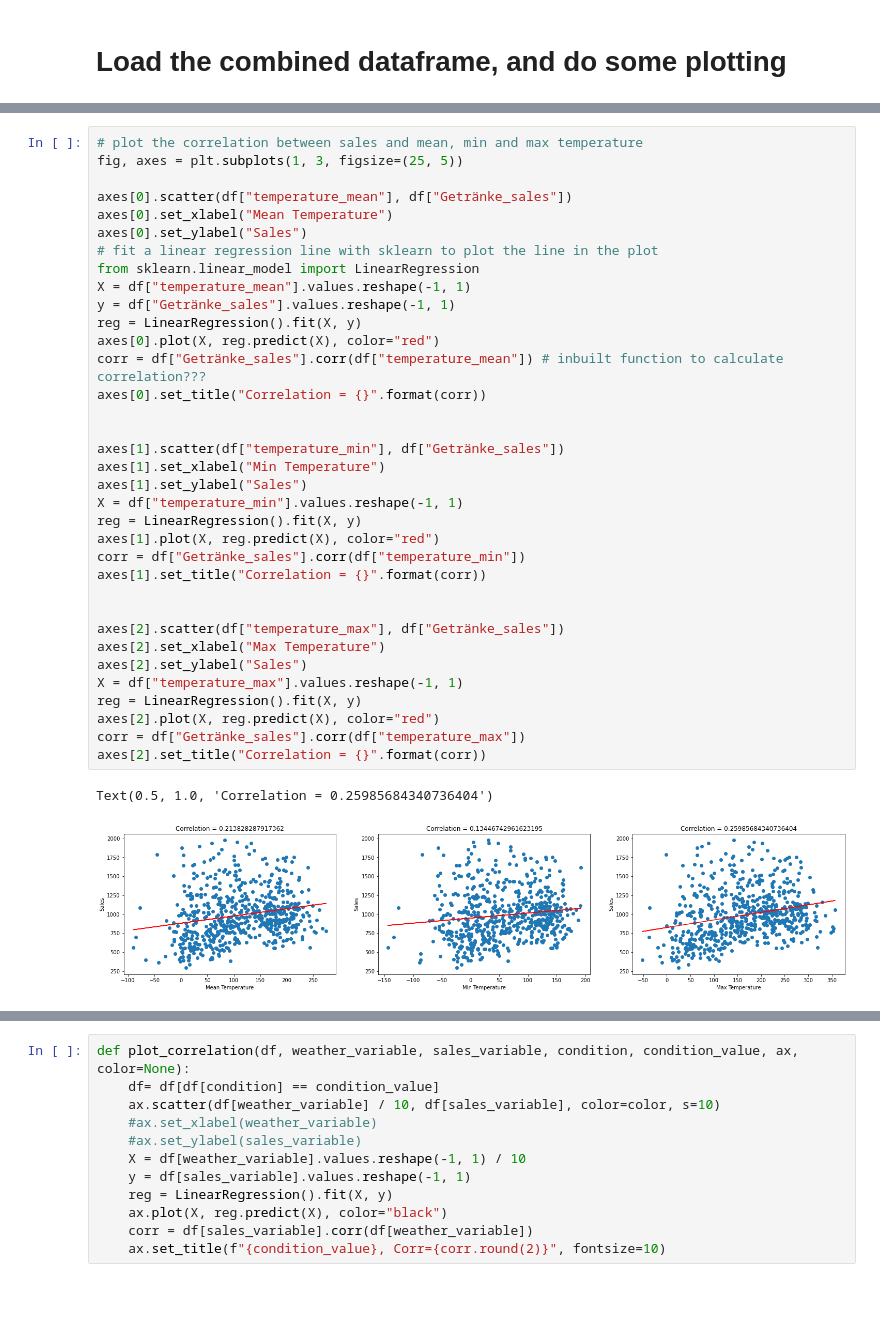
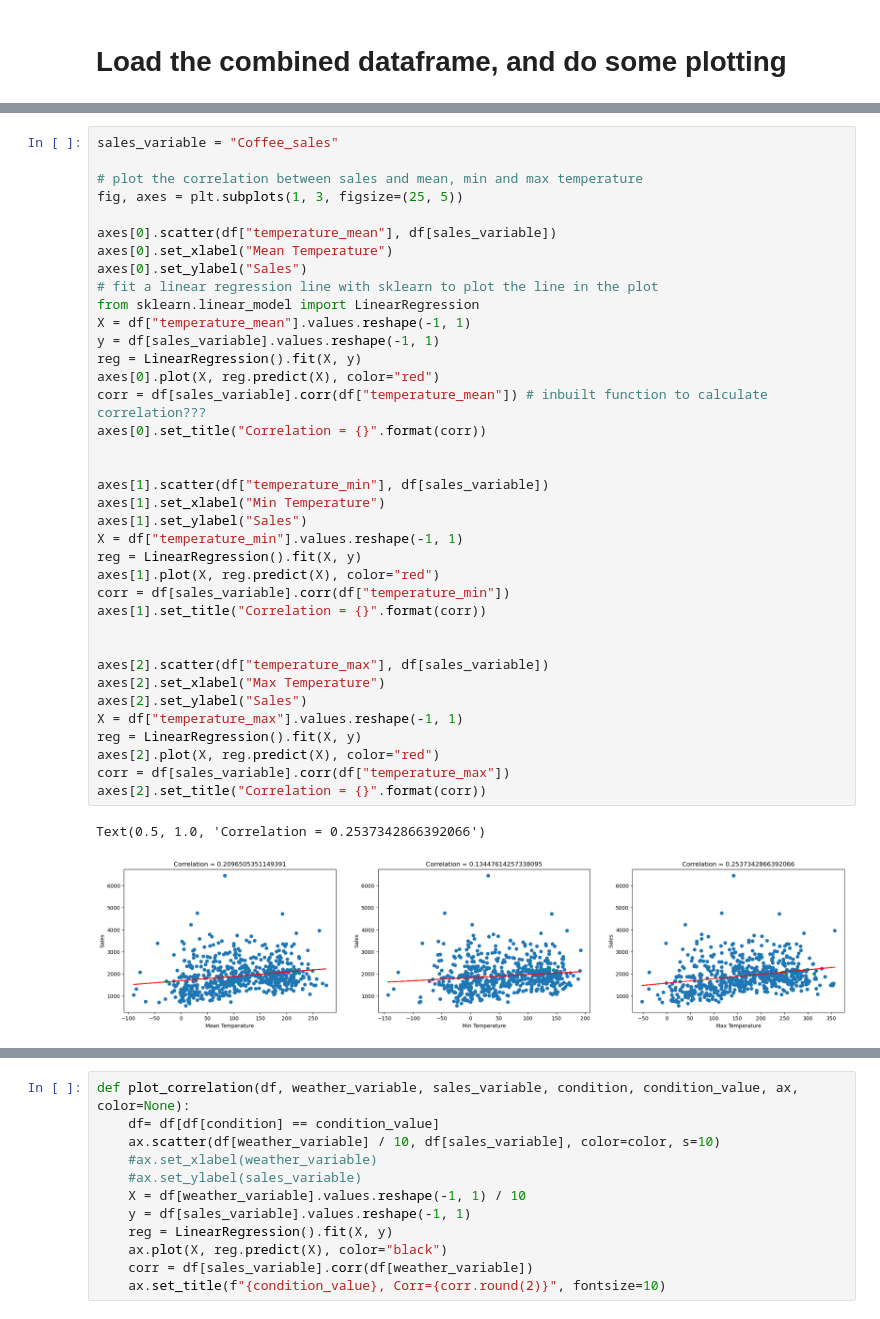
Before and after one commit to magicmagnus/CoffeeClimateCorrelation, a Jupyter notebook: plot_combined_data.ipynb, the cells around one changed output, grey strips where cells are left out. Drawn from its saved outputs; the diff is of its cells as text; blank space fills up the shorter version.

Commit message:
update sales data loading

```diff
--- a/plot_combined_data.ipynb
+++ b/plot_combined_data.ipynb
@@ -32,38 +13,40 @@ memory usage: 135.0+ KB
 # %%
+sales_variable = "Coffee_sales"
+
 # plot the correlation between sales and mean, min and max temperature
 fig, axes = plt.subplots(1, 3, figsize=(25, 5))
 
-axes[0].scatter(df["temperature_mean"], df["Getränke_sales"])
+axes[0].scatter(df["temperature_mean"], df[sales_variable])
 axes[0].set_xlabel("Mean Temperature")
 axes[0].set_ylabel("Sales")
 # fit a linear regression line with sklearn to plot the line in the plot
 from sklearn.linear_model import LinearRegression
 X = df["temperature_mean"].values.reshape(-1, 1)
-y = df["Getränke_sales"].values.reshape(-1, 1)
+y = df[sales_variable].values.reshape(-1, 1)
 reg = LinearRegression().fit(X, y)
 axes[0].plot(X, reg.predict(X), color="red")
-corr = df["Getränke_sales"].corr(df["temperature_mean"]) # inbuilt function to calculate correlation???
+corr = df[sales_variable].corr(df["temperature_mean"]) # inbuilt function to calculate correlation???
 axes[0].set_title("Correlation = {}".format(corr))
 
 
-axes[1].scatter(df["temperature_min"], df["Getränke_sales"])
+axes[1].scatter(df["temperature_min"], df[sales_variable])
 axes[1].set_xlabel("Min Temperature")
 axes[1].set_ylabel("Sales")
 X = df["temperature_min"].values.reshape(-1, 1)
 reg = LinearRegression().fit(X, y)
 axes[1].plot(X, reg.predict(X), color="red")
-corr = df["Getränke_sales"].corr(df["temperature_min"])
+corr = df[sales_variable].corr(df["temperature_min"])
 axes[1].set_title("Correlation = {}".format(corr))
 
 
-axes[2].scatter(df["temperature_max"], df["Getränke_sales"])
+axes[2].scatter(df["temperature_max"], df[sales_variable])
 axes[2].set_xlabel("Max Temperature")
 axes[2].set_ylabel("Sales")
 X = df["temperature_max"].values.reshape(-1, 1)
 reg = LinearRegression().fit(X, y)
 axes[2].plot(X, reg.predict(X), color="red")
-corr = df["Getränke_sales"].corr(df["temperature_max"])
+corr = df[sales_variable].corr(df["temperature_max"])
 axes[2].set_title("Correlation = {}".format(corr))
 # %% [output]
-Text(0.5, 1.0, 'Correlation = 0.25985684340736404')
+Text(0.5, 1.0, 'Correlation = 0.2537342866392066')
-[figure, old version]
+[figure, new version]
```
Also changed, not shown: parts of 19 cells of this notebook, 4 other files.
